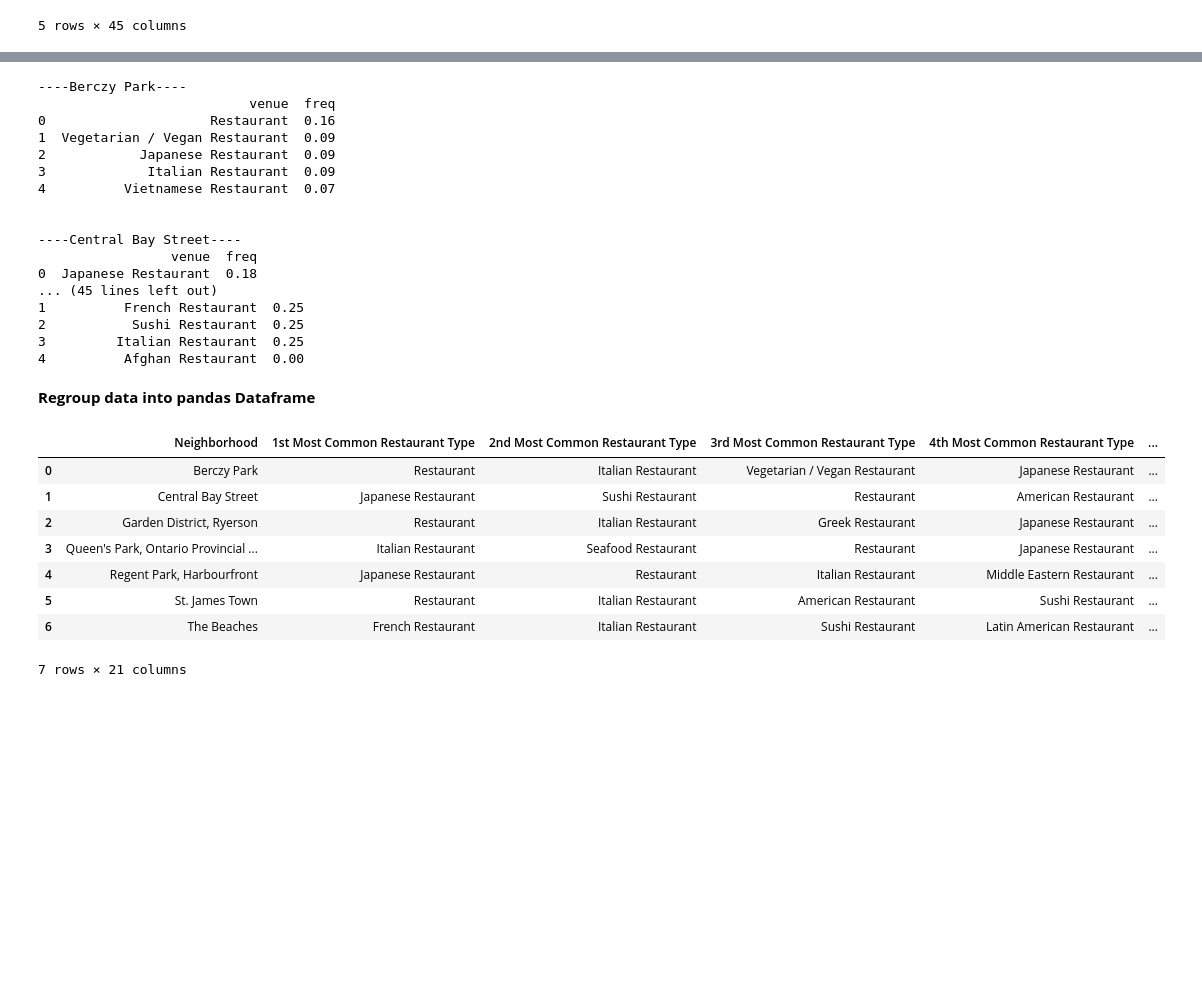
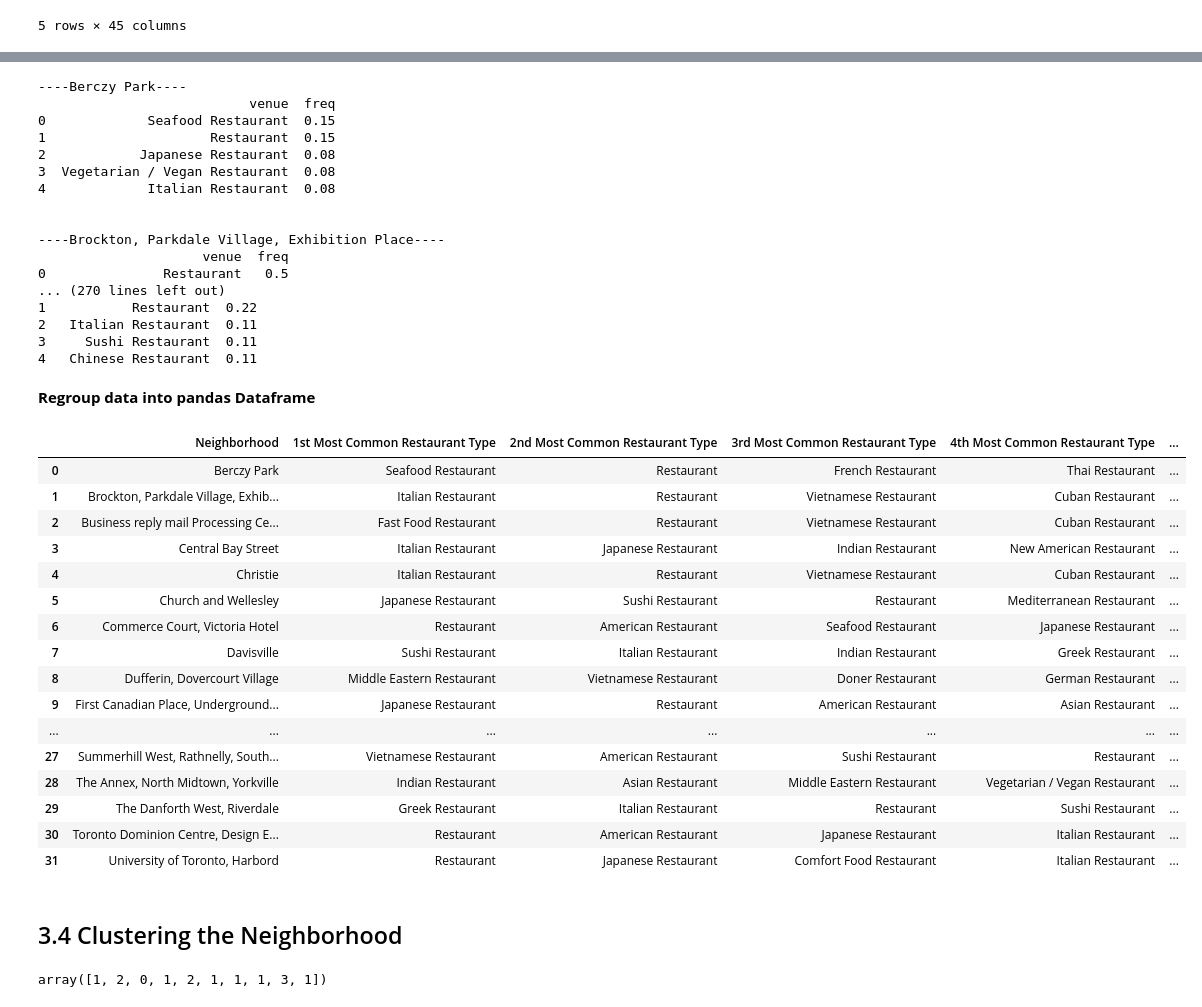
Before and after one commit to chikoungoun/IBM-Courses, a Jupyter notebook: Battle of the Neighborhoods/Battle of the neighborhoods Description of The problem Week 2.ipynb, the cells around one changed output, grey strips where cells are left out. Cells and saved outputs as stored; diff of their text form; code cells hidden in the pictures; blank space fills up the shorter version.

Commit message:
Solving listing problems : Nan on most of the venues

```diff
--- a/Battle of the Neighborhoods/Battle of the neighborhoods Description of The problem Week 2.ipynb
+++ b/Battle of the Neighborhoods/Battle of the neighborhoods Description of The problem Week 2.ipynb
@@ -410,7 +410,7 @@ toronto_onehot.head()
 5 rows × 45 columns
 # %%
 
-toronto_onehot['Neighborhood'] = toronto_venues['Neighborhood']
+toronto_onehot['Neighborhood'] = toronto_resto['Neighborhood']
 
 # move neighborhood column to the first column
 fixed_columns = [toronto_onehot.columns[-1]] + list(toronto_onehot.columns[:-1])
@@ -457,21 +466,21 @@ for hood in toronto_grouped['Neighborhood']:
 # %% [output]
 ----Berczy Park----
                            venue  freq
-0                     Restaurant  0.16
-1  Vegetarian / Vegan Restaurant  0.09
-2            Japanese Restaurant  0.09
-3             Italian Restaurant  0.09
-4          Vietnamese Restaurant  0.07
+0             Seafood Restaurant  0.15
+1                     Restaurant  0.15
+2            Japanese Restaurant  0.08
+3  Vegetarian / Vegan Restaurant  0.08
+4             Italian Restaurant  0.08
 
 
-----Central Bay Street----
-                 venue  freq
-0  Japanese Restaurant  0.18
-... (45 lines left out)
-1          French Restaurant  0.25
-2           Sushi Restaurant  0.25
-3         Italian Restaurant  0.25
-4          Afghan Restaurant  0.00
+----Brockton, Parkdale Village, Exhibition Place----
+                     venue  freq
+0               Restaurant   0.5
+... (270 lines left out)
+1           Restaurant  0.22
+2   Italian Restaurant  0.11
+3     Sushi Restaurant  0.11
+4   Chinese Restaurant  0.11
 # %% [markdown]
 **Regroup data into pandas Dataframe**
 # %%
@@ -481,33 +490,56 @@ def return_most_common_venues(row, num_top_venues):
 
     return row_categories_sorted.index.values[0:num_top_venues]
 # %%
-num_top_venues = 20
+num_top_venues = 10
 
 indicators = ['st', 'nd', 'rd']
 
 # create columns according to number of top venues
 columns = ['Neighborhood']
 for ind in np.arange(num_top_venues):
     try:
         columns.append('{}{} Most Common Restaurant Type'.format(ind+1, indicators[ind]))
     except:
         columns.append('{}th Most Common Restaurant Type'.format(ind+1))
 
 # create a new dataframe
 neighborhoods_venues_sorted = pd.DataFrame(columns=columns)
 neighborhoods_venues_sorted['Neighborhood'] = toronto_grouped['Neighborhood']
 
 for ind in np.arange(toronto_grouped.shape[0]):
     neighborhoods_venues_sorted.iloc[ind, 1:] = return_most_common_venues(toronto_grouped.iloc[ind, :], num_top_venues)
 
 neighborhoods_venues_sorted
 # %% [output]
 |  | Neighborhood | 1st Most Common Restaurant Type | 2nd Most Common Restaurant Type | 3rd Most Common Restaurant Type | 4th Most Common Restaurant Type | ... |
-| 0 | Berczy Park | Restaurant | Italian Restaurant | Vegetarian / Vegan Restaurant | Japanese Restaurant | ... |
-| 1 | Central Bay Street | Japanese Restaurant | Sushi Restaurant | Restaurant | American Restaurant | ... |
-| 2 | Garden District, Ryerson | Restaurant | Italian Restaurant | Greek Restaurant | Japanese Restaurant | ... |
-| 3 | Queen's Park, Ontario Provincial ... | Italian Restaurant | Seafood Restaurant | Restaurant | Japanese Restaurant | ... |
-| 4 | Regent Park, Harbourfront | Japanese Restaurant | Restaurant | Italian Restaurant | Middle Eastern Restaurant | ... |
-| 5 | St. James Town | Restaurant | Italian Restaurant | American Restaurant | Sushi Restaurant | ... |
-| 6 | The Beaches | French Restaurant | Italian Restaurant | Sushi Restaurant | Latin American Restaurant | ... |
+| 0 | Berczy Park | Seafood Restaurant | Restaurant | French Restaurant | Thai Restaurant | ... |
+| 1 | Brockton, Parkdale Village, Exhib... | Italian Restaurant | Restaurant | Vietnamese Restaurant | Cuban Restaurant | ... |
+| 2 | Business reply mail Processing Ce... | Fast Food Restaurant | Restaurant | Vietnamese Restaurant | Cuban Restaurant | ... |
+| 3 | Central Bay Street | Italian Restaurant | Japanese Restaurant | Indian Restaurant | New American Restaurant | ... |
+| 4 | Christie | Italian Restaurant | Restaurant | Vietnamese Restaurant | Cuban Restaurant | ... |
+| 5 | Church and Wellesley | Japanese Restaurant | Sushi Restaurant | Restaurant | Mediterranean Restaurant | ... |
+| 6 | Commerce Court, Victoria Hotel | Restaurant | American Restaurant | Seafood Restaurant | Japanese Restaurant | ... |
+| 7 | Davisville | Sushi Restaurant | Italian Restaurant | Indian Restaurant | Greek Restaurant | ... |
+| 8 | Dufferin, Dovercourt Village | Middle Eastern Restaurant | Vietnamese Restaurant | Doner Restaurant | German Restaurant | ... |
+| 9 | First Canadian Place, Underground... | Japanese Restaurant | Restaurant | American Restaurant | Asian Restaurant | ... |
+| ... | ... | ... | ... | ... | ... | ... |
+| 27 | Summerhill West, Rathnelly, South... | Vietnamese Restaurant | American Restaurant | Sushi Restaurant | Restaurant | ... |
+| 28 | The Annex, North Midtown, Yorkville | Indian Restaurant | Asian Restaurant | Middle Eastern Restaurant | Vegetarian / Vegan Restaurant | ... |
+| 29 | The Danforth West, Riverdale | Greek Restaurant | Italian Restaurant | Restaurant | Sushi Restaurant | ... |
+| 30 | Toronto Dominion Centre, Design E... | Restaurant | American Restaurant | Japanese Restaurant | Italian Restaurant | ... |
+| 31 | University of Toronto, Harbord | Restaurant | Japanese Restaurant | Comfort Food Restaurant | Italian Restaurant | ... |
-7 rows × 21 columns
+# %% [markdown]
+## 3.4 Clustering the Neighborhood
+# %%
+# set number of clusters
+kclusters = 5
+
+toronto_grouped_clustering = toronto_grouped.drop('Neighborhood', 1)
+
+# run k-means clustering
+kmeans = KMeans(n_clusters=kclusters, random_state=0).fit(toronto_grouped_clustering)
+
+# check cluster labels generated for each row in the dataframe
+kmeans.labels_[0:10]
+# %% [output]
+array([1, 2, 0, 1, 2, 1, 1, 1, 3, 1])
```
Also changed, not shown: parts of 14 cells of this notebook.
